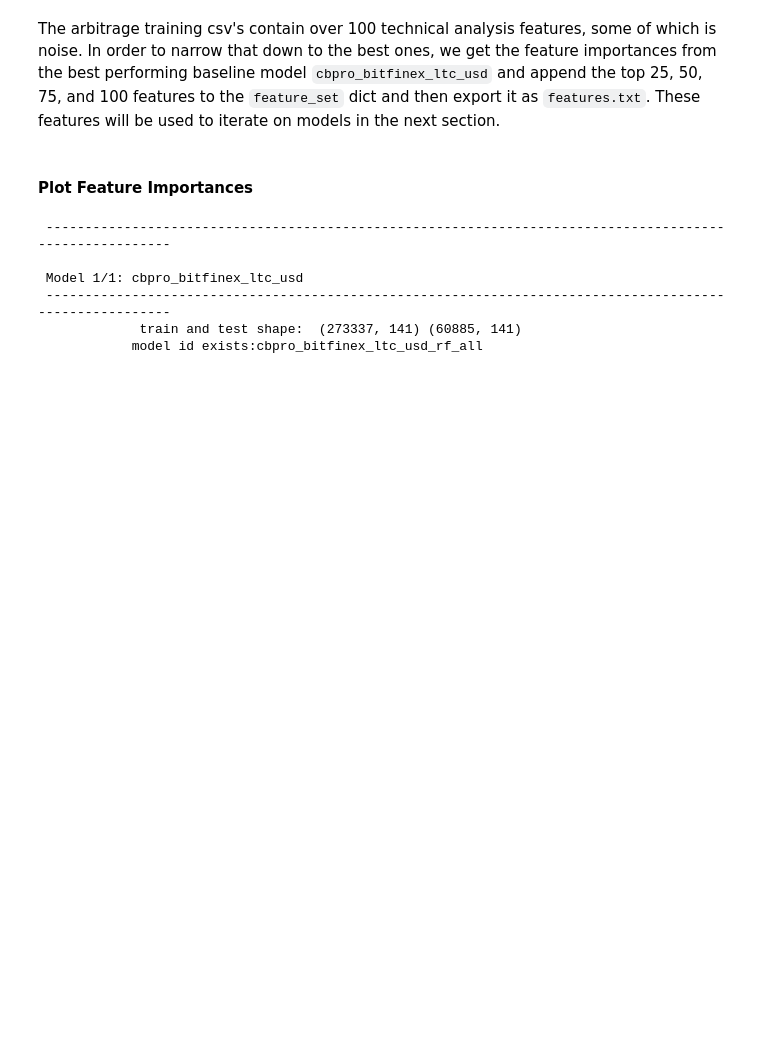
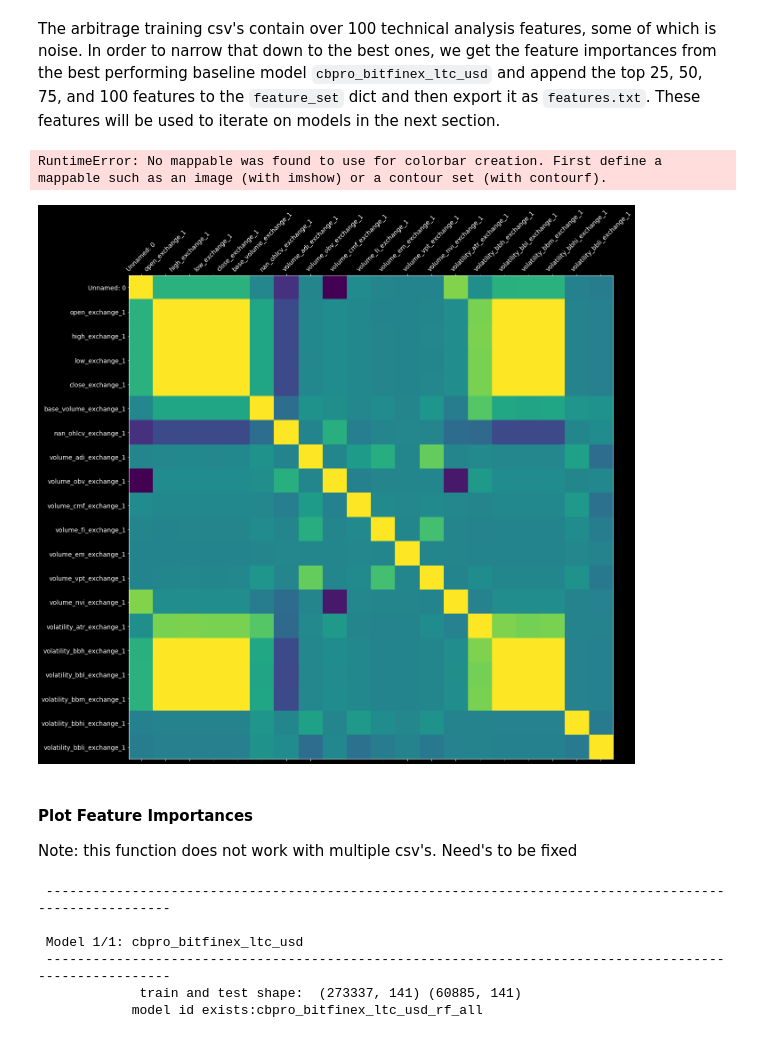
Before and after one commit to Cryptolytic-app/cryptolyticapp, a Jupyter notebook: modeling/2_arbitrage_model_training.ipynb, the cells around one changed output. Drawn from its saved outputs; the diff is of its cells as text; code cells hidden in the pictures; blank space fills up the shorter version.

Commit message:
working on removing corr features

```diff
--- a/modeling/2_arbitrage_model_training.ipynb
+++ b/modeling/2_arbitrage_model_training.ipynb
@@ -815,7 +823,29 @@ The arbitrage training csv's contain over 100 technical analysis features, some
+# %%
+fig, ax = plt.subplots(figsize=(20,20))
+ax.matshow(df_sub1.corr())
+
+plt.xticks(range(df_sub1.shape[1]), df_sub1.columns, fontsize=14, rotation=45)
+plt.yticks(range(df_sub1.shape[1]), df_sub1.columns, fontsize=14)
+cb = plt.colorbar()
+cb.ax.tick_params(labelsize=14)
+plt.title('Correlation Matrix', fontsize=16);
+
+plt.show()
+
+# f = plt.figure(figsize=(19, 15))
+# plt.matshow(df.corr(), fignum=f.number)
+# plt.xticks(range(df.shape[1]), df.columns, fontsize=14, rotation=45)
+# plt.yticks(range(df.shape[1]), df.columns, fontsize=14)
+# cb = plt.colorbar()
+# cb.ax.tick_params(labelsize=14)
+# plt.title('Correlation Matrix', fontsize=16);
+# %% [output]
+RuntimeError: No mappable was found to use for colorbar creation. First define a mappable such as an image (with imshow) or a contour set (with contourf).
+[figure, added]
 # %% [markdown]
 #### Plot Feature Importances
 
-<!-- Note: this function does not work with multiple csv's. Need's to be fixed -->
+Note: this function does not work with multiple csv's. Need's to be fixed
 # %%
 def plot_feature_importances(train_data_paths):
     """
```
Also changed, not shown: parts of 7 cells of this notebook, 2 other files.
